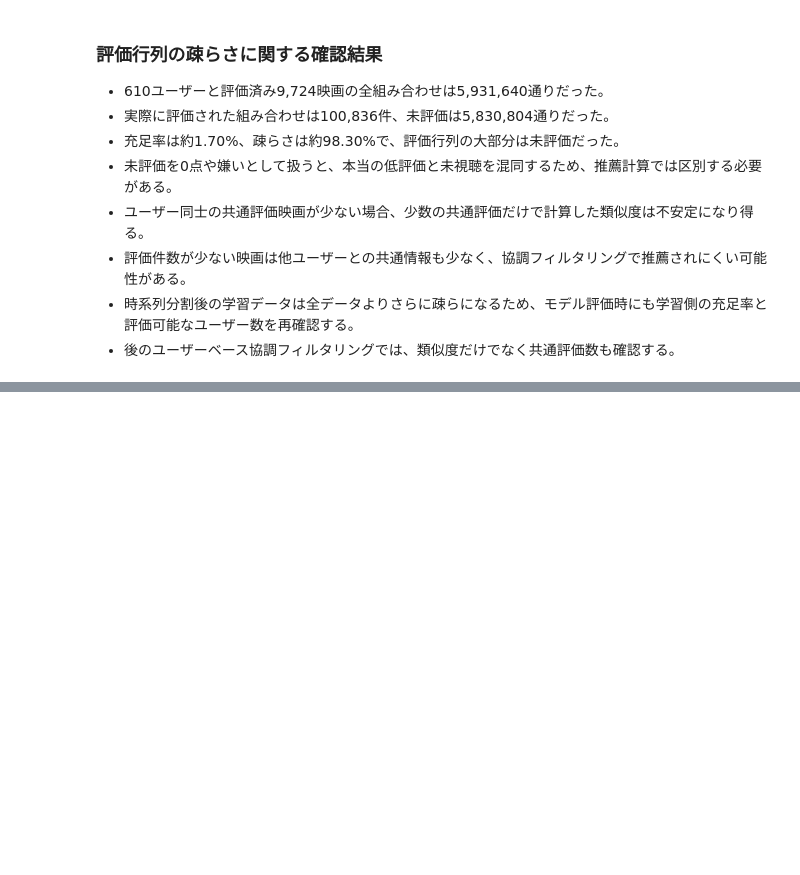
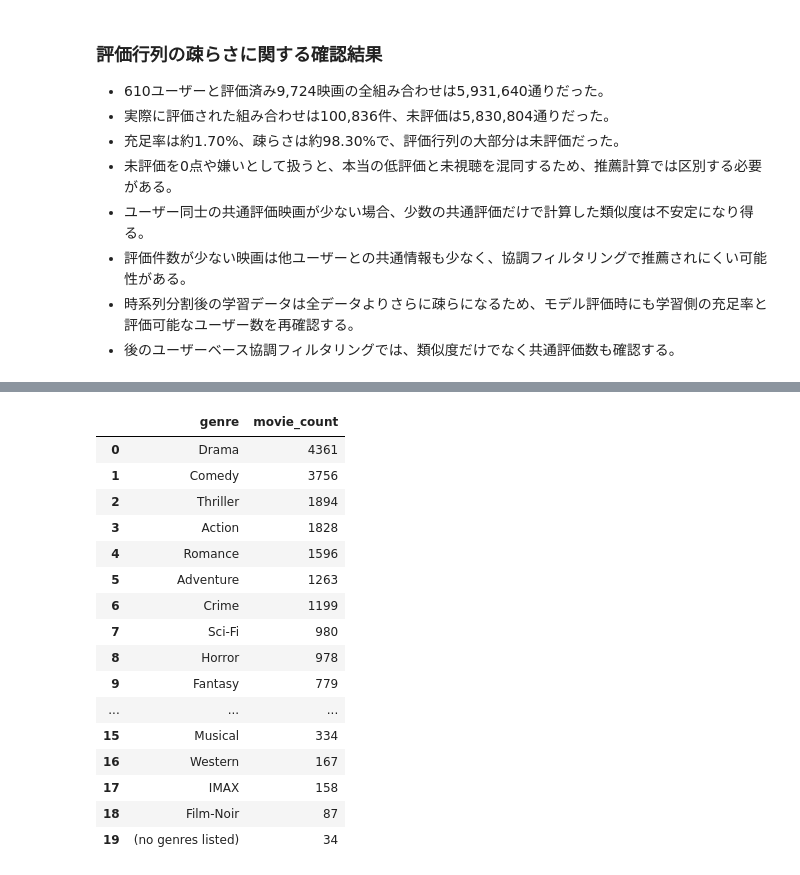
Before and after one commit to HM927/movie-recommendation-system, a Jupyter notebook: notebooks/exploration.ipynb, the cells around one changed output, grey strips where cells are left out. Saved outputs shown, nothing was run; the diff lists cells and outputs as text; code cells hidden in the pictures; blank space fills up the shorter version.

```diff
--- a/notebooks/exploration.ipynb
+++ b/notebooks/exploration.ipynb
@@ -1159,0 +1177,42 @@ plt.show()
+# %%
+# genres文字列をジャンルのリストへ変換する
+movies_with_genre_list = movies.assign(
+    genre_list=movies["genres"].str.split("|", regex=False)
+)
+
+# 1行1映画から、1行1映画・1ジャンルの縦長形式へ変換する
+movie_genres_long = (
+    movies_with_genre_list[
+        ["movieId", "title", "genre_list"]
+    ]
+    .explode("genre_list")
+    .rename(columns={"genre_list": "genre"})
+)
+
+# ジャンルごとの映画数を多い順に集計する
+genre_counts = (
+    movie_genres_long["genre"]
+    .value_counts()
+    .rename_axis("genre")
+    .reset_index(name="movie_count")
+)
+
+display(genre_counts)
+# %% [output]
+|  | genre | movie_count |
+| 0 | Drama | 4361 |
+| 1 | Comedy | 3756 |
+| 2 | Thriller | 1894 |
+| 3 | Action | 1828 |
+| 4 | Romance | 1596 |
+| 5 | Adventure | 1263 |
+| 6 | Crime | 1199 |
+| 7 | Sci-Fi | 980 |
+| 8 | Horror | 978 |
+| 9 | Fantasy | 779 |
+| ... | ... | ... |
+| 15 | Musical | 334 |
+| 16 | Western | 167 |
+| 17 | IMAX | 158 |
+| 18 | Film-Noir | 87 |
+| 19 | (no genres listed) | 34 |
```
Also changed, not shown: parts of 7 cells of this notebook.
